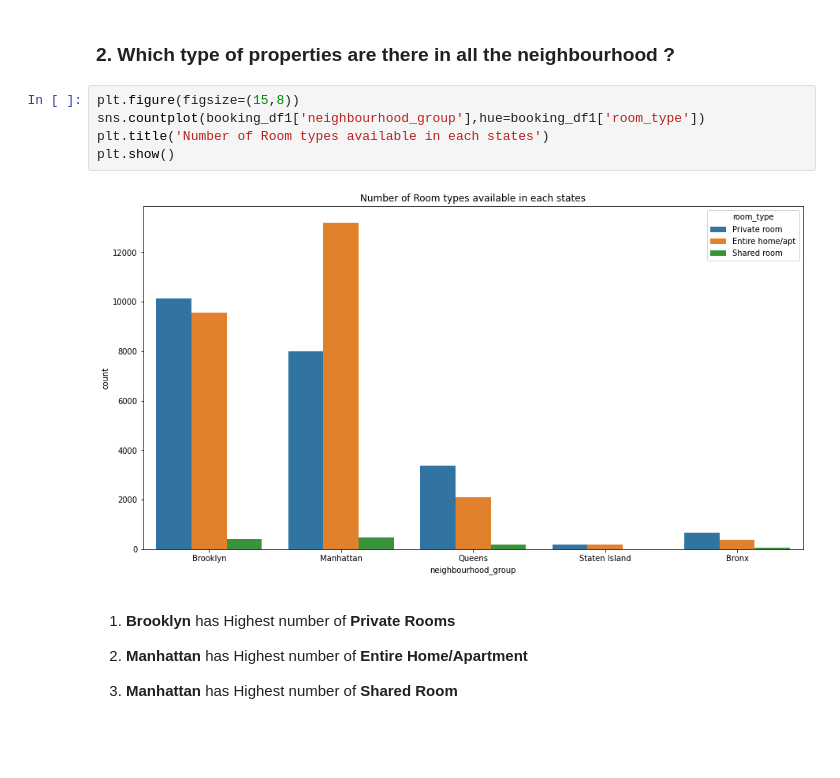
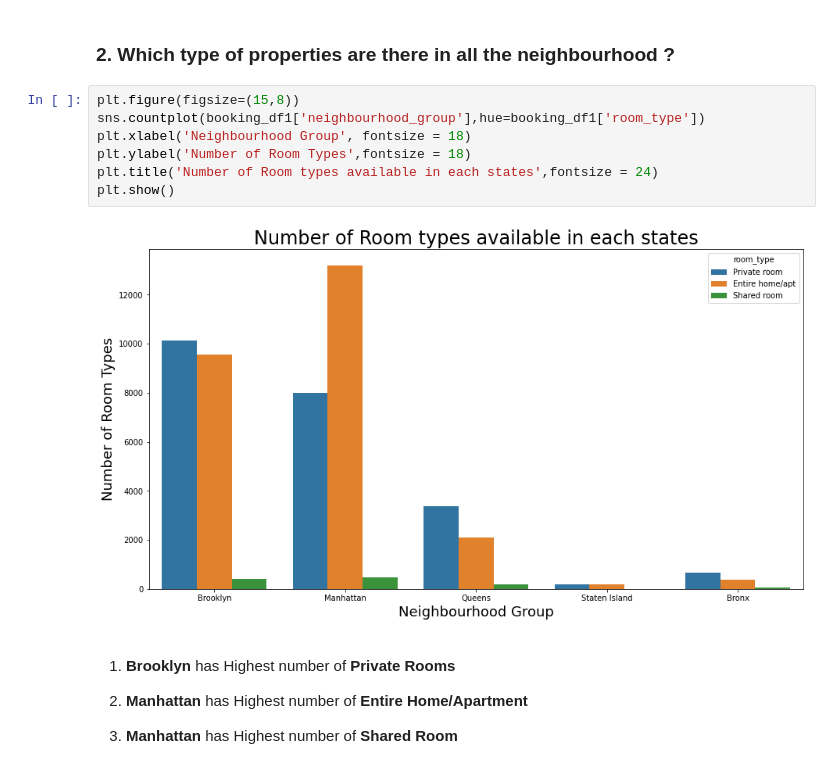
Before and after one commit to soopertramp/Capstone-1-Submission, a Jupyter notebook: AirBnb Bookings Analysis.ipynb, the cells around one changed output. Saved outputs shown, nothing was run; the diff lists cells and outputs as text; blank space fills up the shorter version.

```diff
--- a/AirBnb Bookings Analysis.ipynb
+++ b/AirBnb Bookings Analysis.ipynb
@@ -267,10 +267,12 @@ neighbourhood/(sum(neighbourhood['No of AirBnbs'] / 100))
 # %%
 plt.figure(figsize=(15,8))
 sns.countplot(booking_df1['neighbourhood_group'],hue=booking_df1['room_type'])
-plt.title('Number of Room types available in each states')
+plt.xlabel('Neighbourhood Group', fontsize = 18)
+plt.ylabel('Number of Room Types',fontsize = 18)
+plt.title('Number of Room types available in each states',fontsize = 24)
 plt.show()
 # %% [output]
-[figure, old version]
+[figure, new version]
 # %% [markdown]
 1. **Brooklyn** has Highest number of **Private Rooms**
 
```
Also changed, not shown: parts of 30 cells of this notebook.
